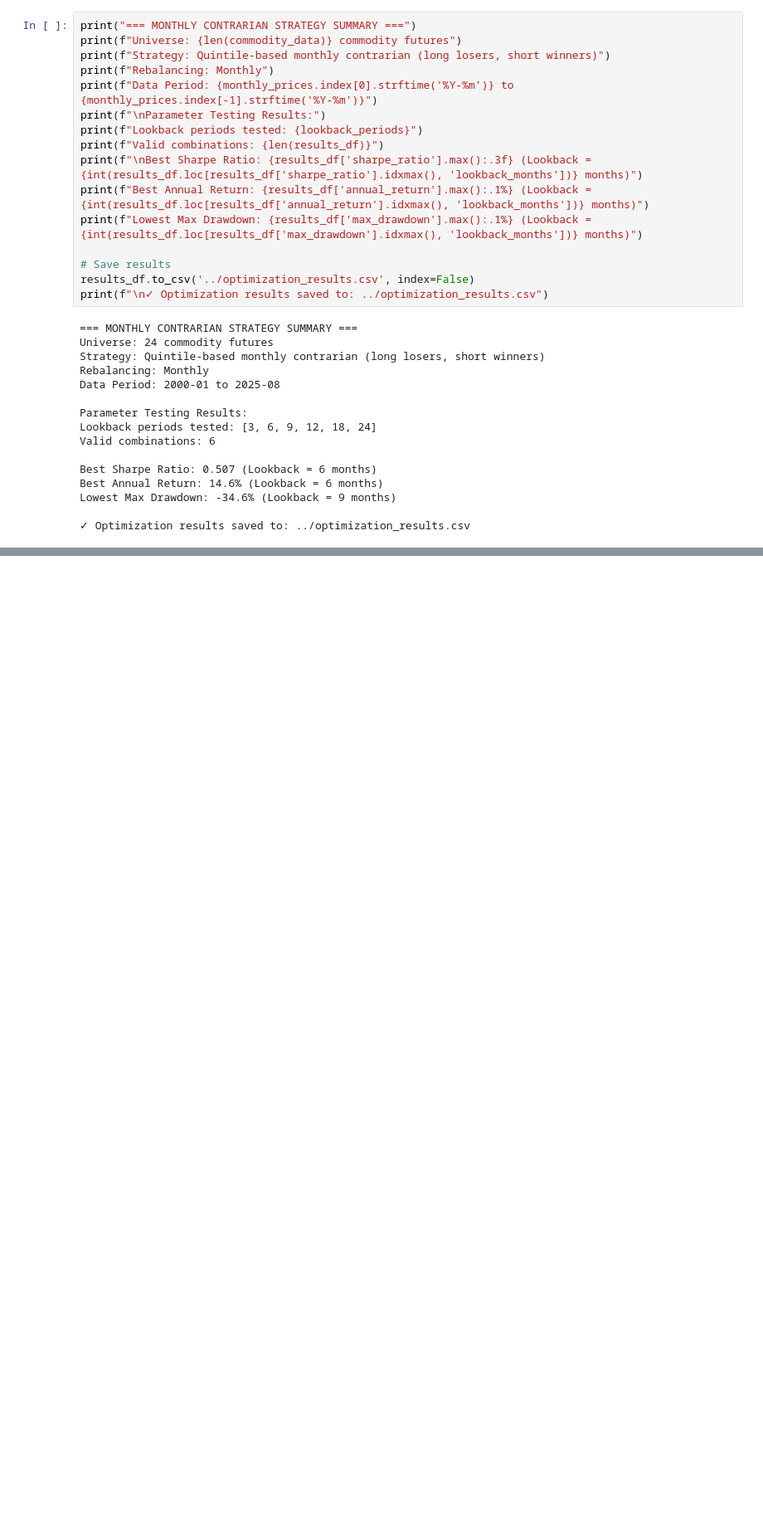
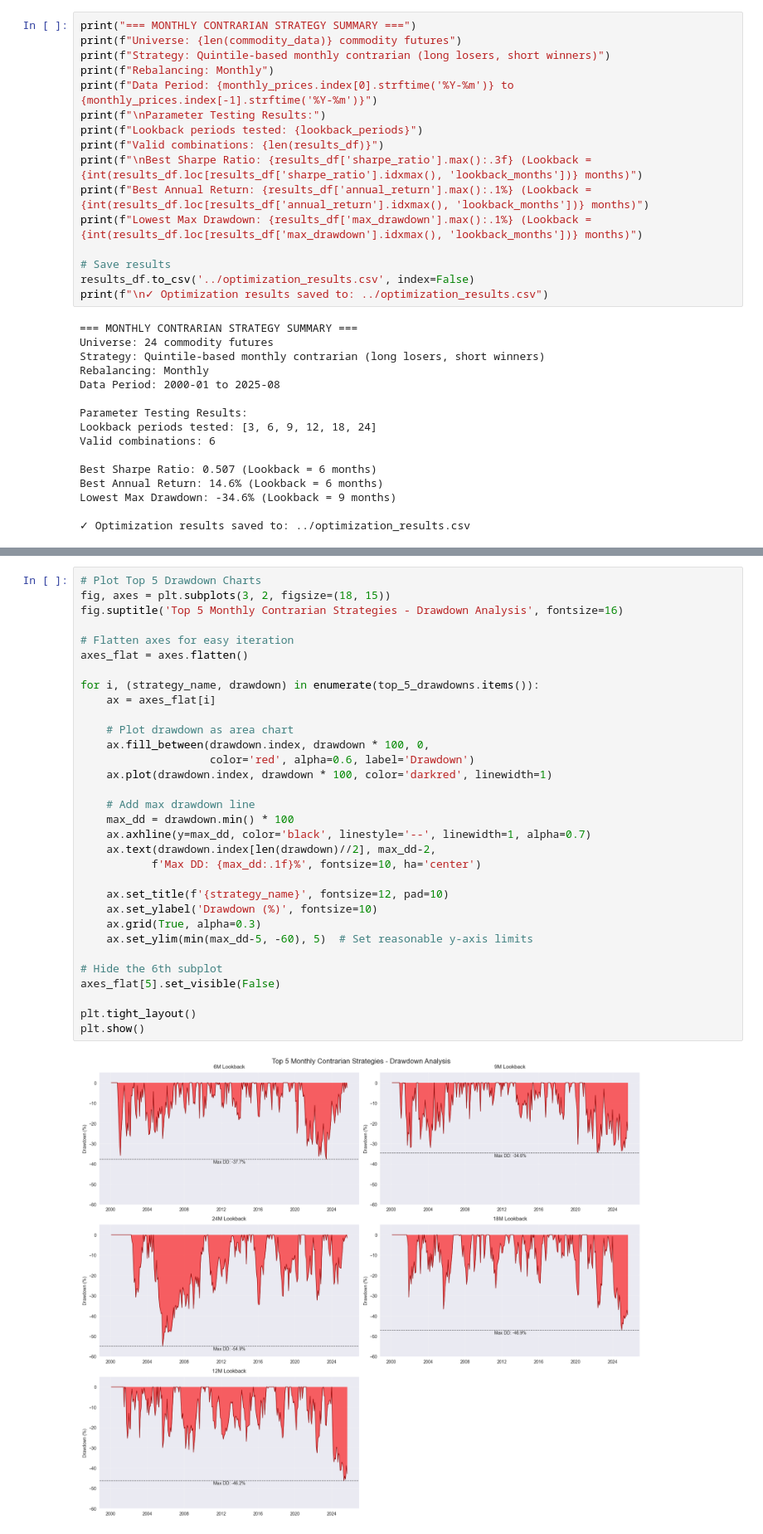
Before and after one commit to edoardoCame/Momentum-and-Contrarian, a Jupyter notebook: approaches/vectorized_contrarian_monthly/notebooks/optimization_analysis.ipynb, the cells around one changed output, grey strips where cells are left out. Shown at 83% size. Saved outputs shown, nothing was run; the diff lists cells and outputs as text; blank space fills up the shorter version.

```diff
--- a/approaches/vectorized_contrarian_monthly/notebooks/optimization_analysis.ipynb
+++ b/approaches/vectorized_contrarian_monthly/notebooks/optimization_analysis.ipynb
@@ -389,0 +482,34 @@ Lowest Max Drawdown: -34.6% (Lookback = 9 months)
+# %%
+# Plot Top 5 Drawdown Charts
+fig, axes = plt.subplots(3, 2, figsize=(18, 15))
+fig.suptitle('Top 5 Monthly Contrarian Strategies - Drawdown Analysis', fontsize=16)
+
+# Flatten axes for easy iteration
+axes_flat = axes.flatten()
+
+for i, (strategy_name, drawdown) in enumerate(top_5_drawdowns.items()):
+    ax = axes_flat[i]
+
+    # Plot drawdown as area chart
+    ax.fill_between(drawdown.index, drawdown * 100, 0,
+                    color='red', alpha=0.6, label='Drawdown')
+    ax.plot(drawdown.index, drawdown * 100, color='darkred', linewidth=1)
+
+    # Add max drawdown line
+    max_dd = drawdown.min() * 100
+    ax.axhline(y=max_dd, color='black', linestyle='--', linewidth=1, alpha=0.7)
+    ax.text(drawdown.index[len(drawdown)//2], max_dd-2,
+           f'Max DD: {max_dd:.1f}%', fontsize=10, ha='center')
+
+    ax.set_title(f'{strategy_name}', fontsize=12, pad=10)
+    ax.set_ylabel('Drawdown (%)', fontsize=10)
+    ax.grid(True, alpha=0.3)
+    ax.set_ylim(min(max_dd-5, -60), 5)  # Set reasonable y-axis limits
+
+# Hide the 6th subplot
+axes_flat[5].set_visible(False)
+
+plt.tight_layout()
+plt.show()
+# %% [output]
+[figure, added]
```
Also changed, not shown: parts of 7 cells of this notebook.
